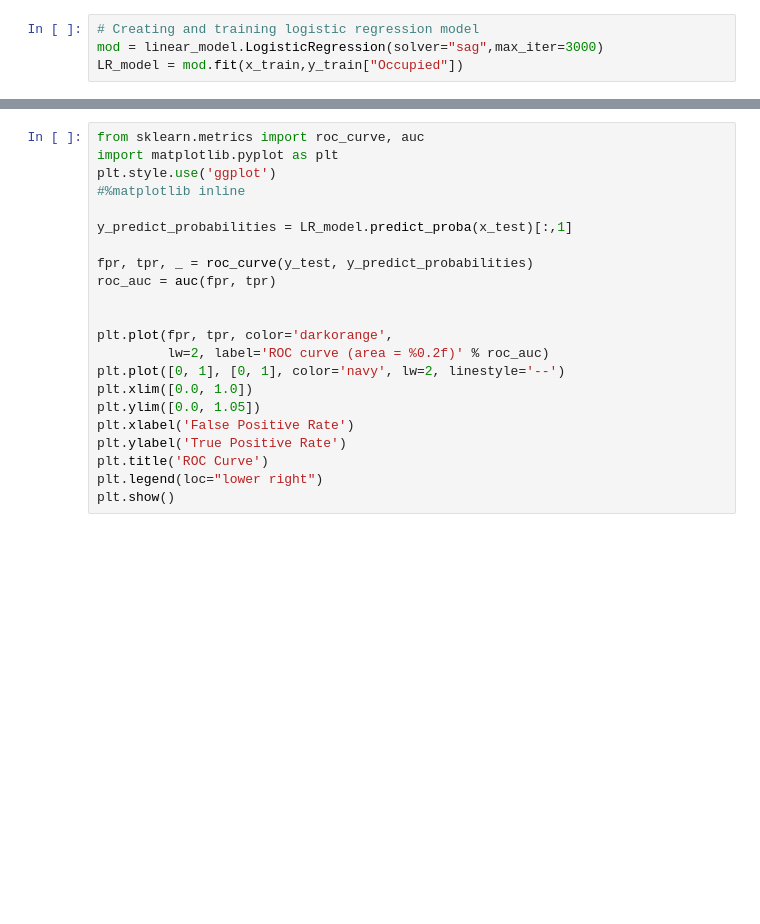
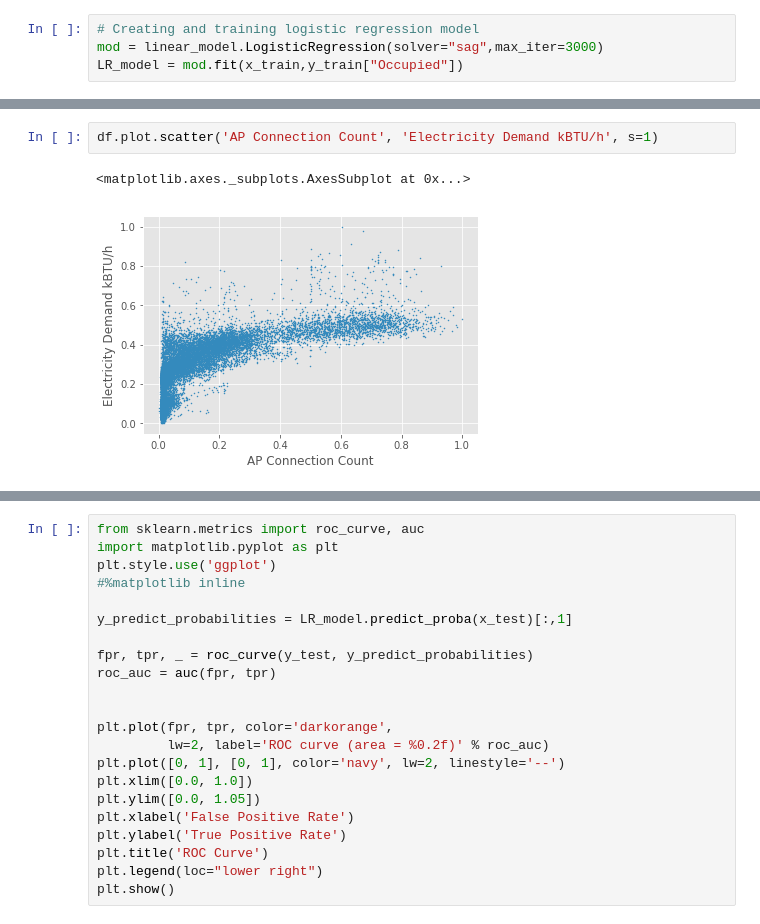
Before and after one commit to LMSlaugh/ecs171proj, a Jupyter notebook: Model Evaluation/LogisticRegression.ipynb, the cells around one changed output, grey strips where cells are left out. Drawn from its saved outputs; the diff is of its cells as text; blank space fills up the shorter version.

```diff
--- a/Model Evaluation/LogisticRegression.ipynb
+++ b/Model Evaluation/LogisticRegression.ipynb
@@ -52,0 +53,5 @@ df
+# %%
+df.plot.scatter('AP Connection Count', 'Electricity Demand kBTU/h', s=1)
+# %% [output]
+<matplotlib.axes._subplots.AxesSubplot at 0x...>
+[figure, added]
```
Also changed, not shown: parts of 11 cells of this notebook, 5 other files.
